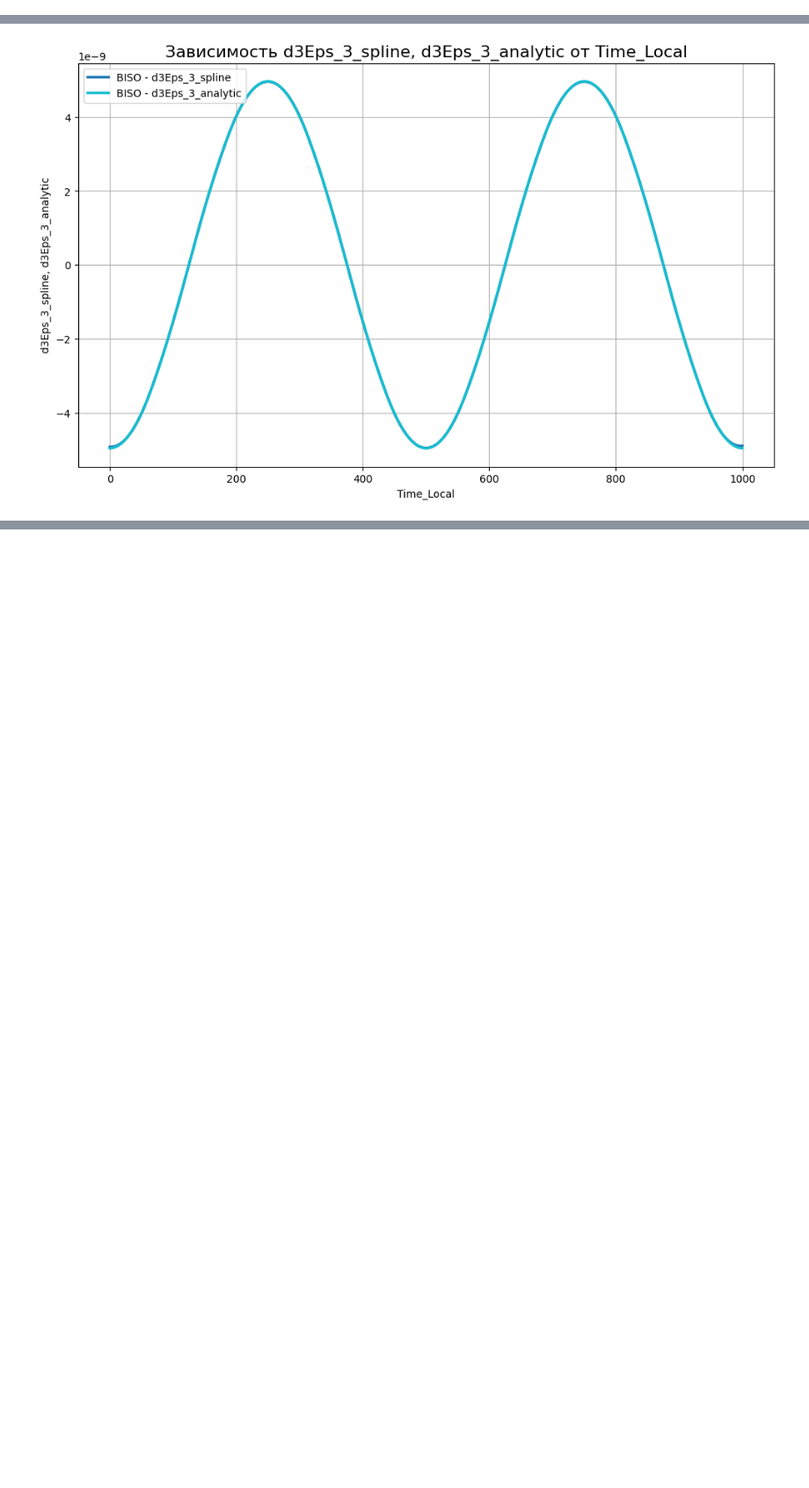
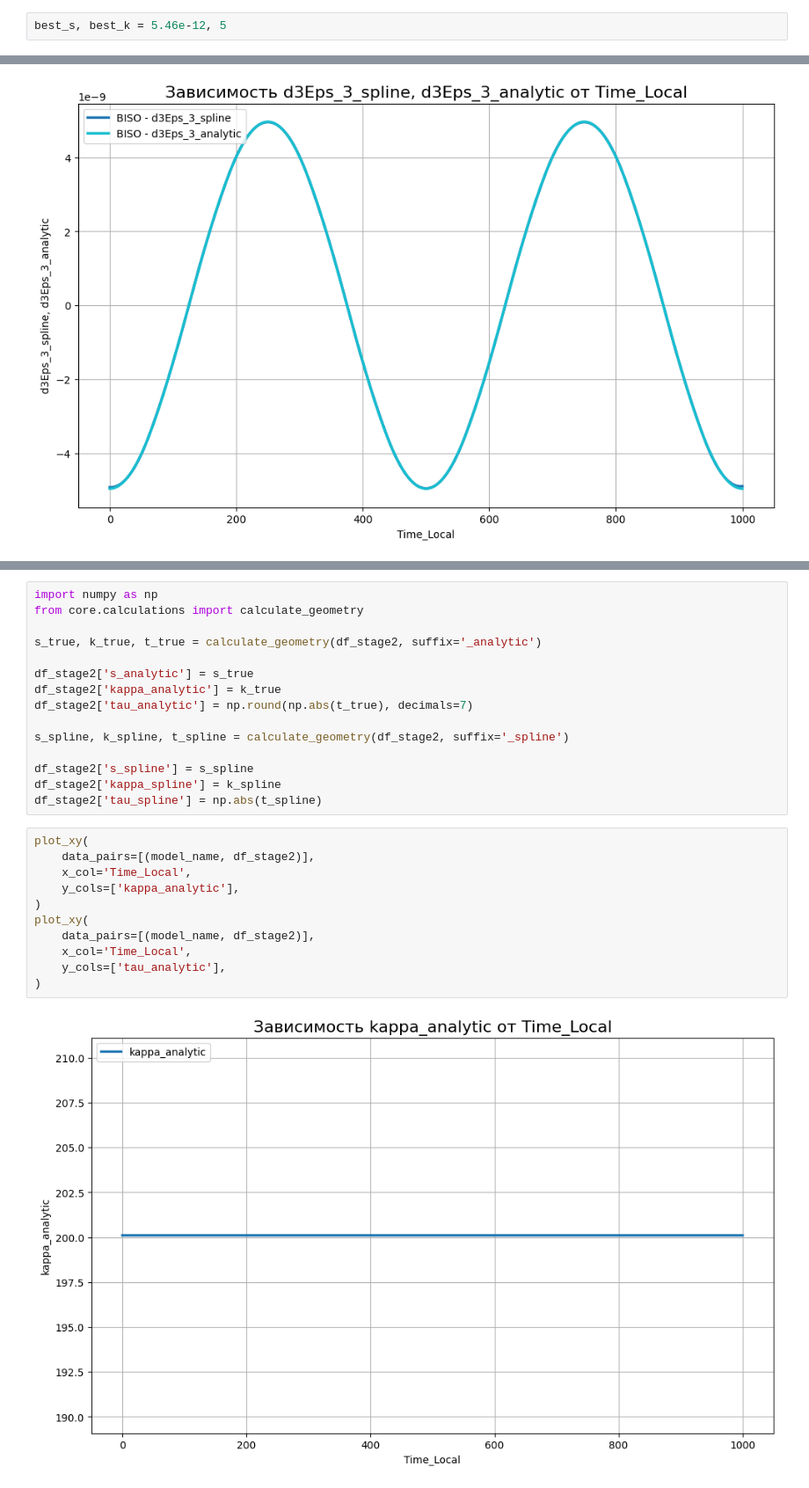
Before and after one commit to ArtemDos/complex_deformations, a Jupyter notebook: P29/ideal_vint/biso.ipynb, the cells around one changed output, grey strips where cells are left out. Shown at 88% size. Saved outputs shown, nothing was run; the diff lists cells and outputs as text; blank space fills up the shorter version.

Commit message:
add calculate_geometry

```diff
--- a/P29/ideal_vint/biso.ipynb
+++ b/P29/ideal_vint/biso.ipynb
@@ -321,3 +318,5 @@ plt.show()
+# %%
+best_s, best_k = 5.46e-12, 5
 # %% [markdown]
 На основе проведенного анализа (Grid Search) были определены оптимальные значения гиперпараметров сплайна ($s_{opt}, k_{opt}$), обеспечивающие наилучший баланс между точностью аппроксимации и гладкостью высших производных.
 
@@ -424,0 +446,28 @@ plot_xy(
+# %%
+import numpy as np
+from core.calculations import calculate_geometry
+
+s_true, k_true, t_true = calculate_geometry(df_stage2, suffix='_analytic')
+
+df_stage2['s_analytic'] = s_true
+df_stage2['kappa_analytic'] = k_true
+df_stage2['tau_analytic'] = np.round(np.abs(t_true), decimals=7)
+
+s_spline, k_spline, t_spline = calculate_geometry(df_stage2, suffix='_spline')
+
+df_stage2['s_spline'] = s_spline
+df_stage2['kappa_spline'] = k_spline
+df_stage2['tau_spline'] = np.abs(t_spline)
+# %%
+plot_xy(
+    data_pairs=[(model_name, df_stage2)],
+    x_col='Time_Local',
+    y_cols=['kappa_analytic'],
+)
+plot_xy(
+    data_pairs=[(model_name, df_stage2)],
+    x_col='Time_Local',
+    y_cols=['tau_analytic'],
+)
+# %% [output]
+[figure, added]
```
Also changed, not shown: parts of 4 cells of this notebook, 1 other file.
